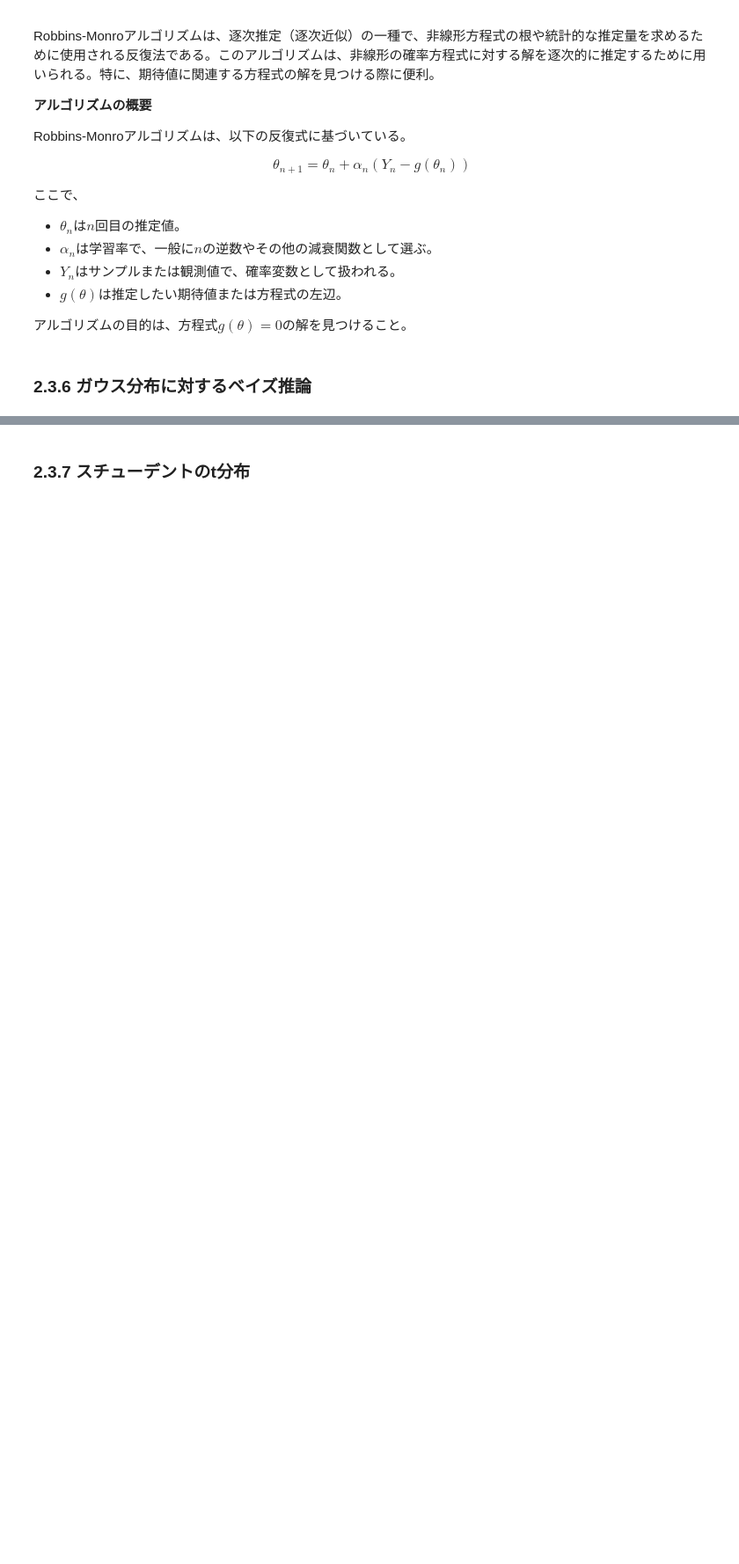
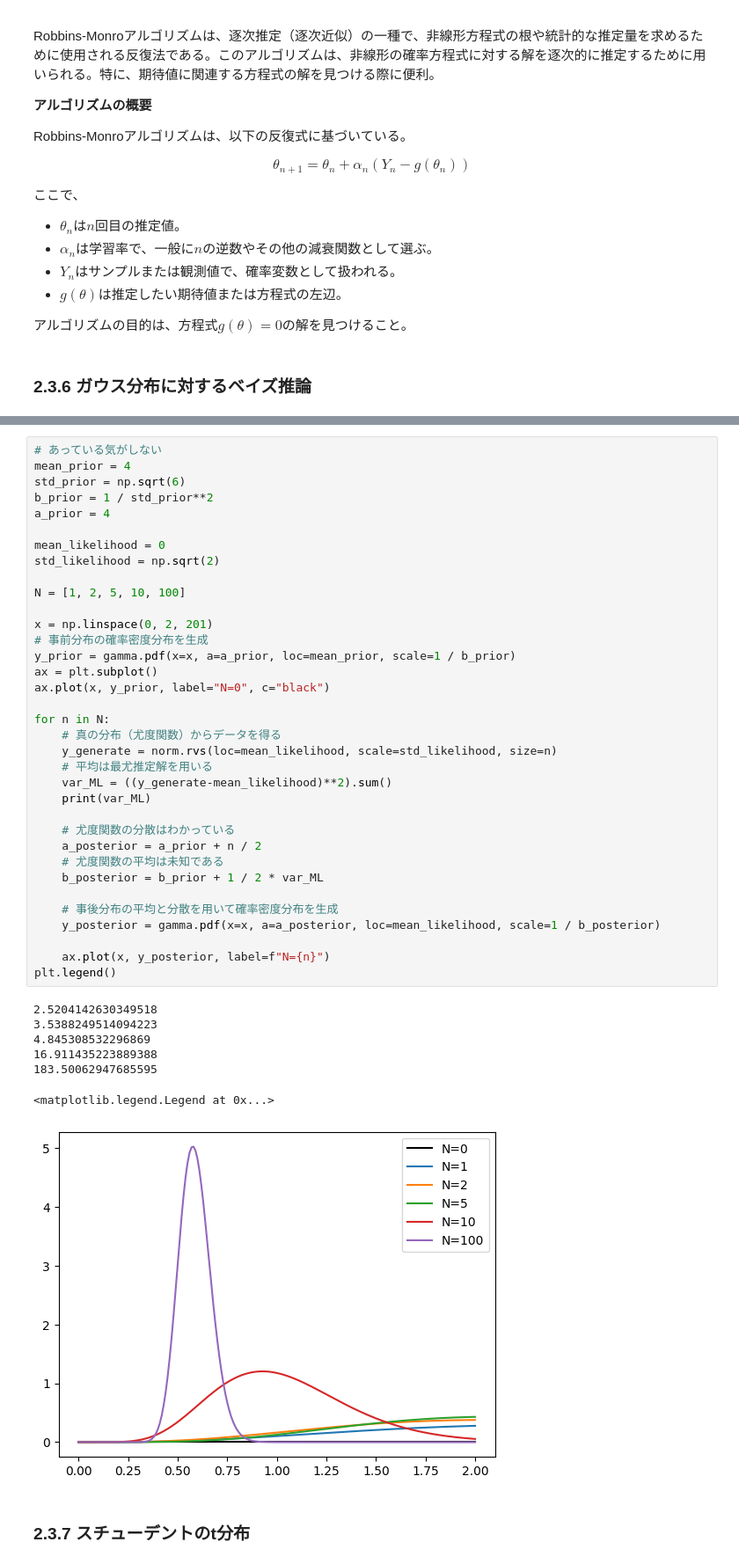
Before and after one commit to arata234/PRML, a Jupyter notebook: cp2_probability_distribution.ipynb, the cells around one changed output, grey strips where cells are left out. Shown at 88% size. Drawn from its saved outputs; the diff is of its cells as text; blank space fills up the shorter version.

```diff
--- a/cp2_probability_distribution.ipynb
+++ b/cp2_probability_distribution.ipynb
@@ -927,2 +1018,45 @@ $$
+# %%
+# あっている気がしない
+mean_prior = 4
+std_prior = np.sqrt(6)
+b_prior = 1 / std_prior**2
+a_prior = 4
+
+mean_likelihood = 0
+std_likelihood = np.sqrt(2)
+
+N = [1, 2, 5, 10, 100]
+
+x = np.linspace(0, 2, 201)
+# 事前分布の確率密度分布を生成
+y_prior = gamma.pdf(x=x, a=a_prior, loc=mean_prior, scale=1 / b_prior)
+ax = plt.subplot()
+ax.plot(x, y_prior, label="N=0", c="black")
+
+for n in N:
+    # 真の分布（尤度関数）からデータを得る
+    y_generate = norm.rvs(loc=mean_likelihood, scale=std_likelihood, size=n)
+    # 平均は最尤推定解を用いる
+    var_ML = ((y_generate-mean_likelihood)**2).sum()
+    print(var_ML)
+
+    # 尤度関数の分散はわかっている
+    a_posterior = a_prior + n / 2
+    # 尤度関数の平均は未知である
+    b_posterior = b_prior + 1 / 2 * var_ML
+
+    # 事後分布の平均と分散を用いて確率密度分布を生成
+    y_posterior = gamma.pdf(x=x, a=a_posterior, loc=mean_likelihood, scale=1 / b_posterior)
+
+    ax.plot(x, y_posterior, label=f"N={n}")
+plt.legend()
+# %% [output]
+2.5204142630349518
+3.5388249514094223
+4.845308532296869
+16.911435223889388
+183.50062947685595
+<matplotlib.legend.Legend at 0x...>
+[figure, added]
 # %% [markdown]
 ### 2.3.7 スチューデントのt分布
```
Also changed, not shown: parts of 14 cells of this notebook.
